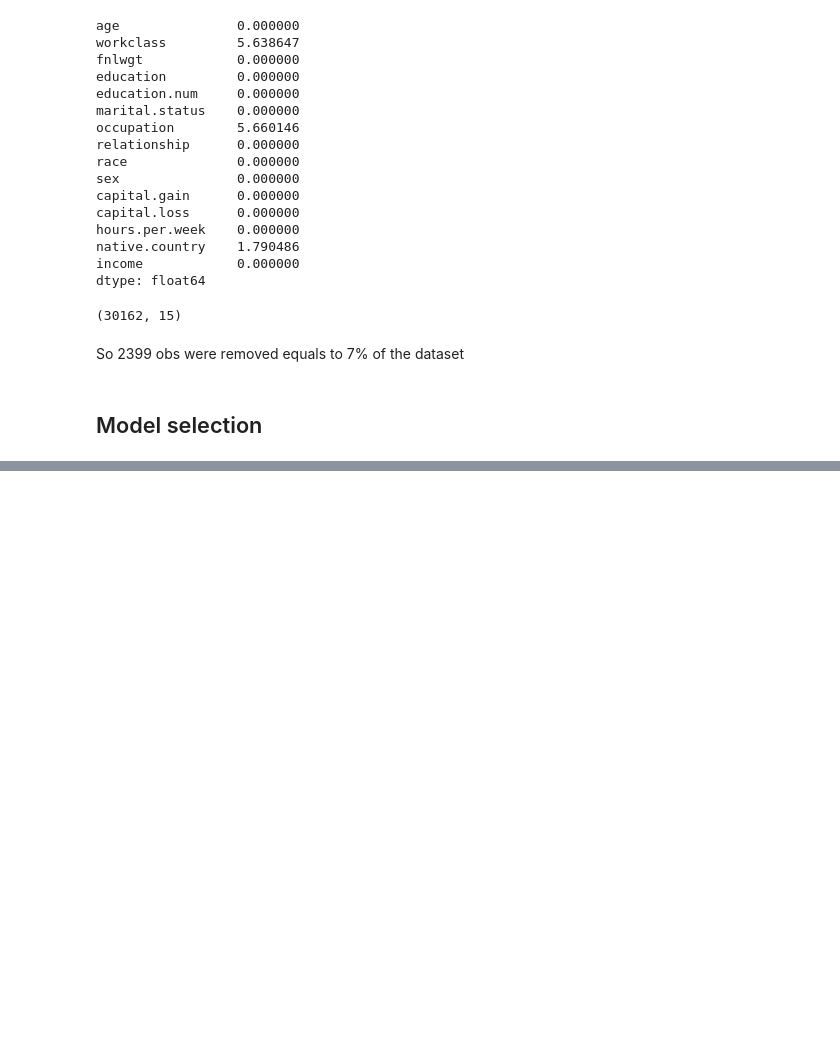
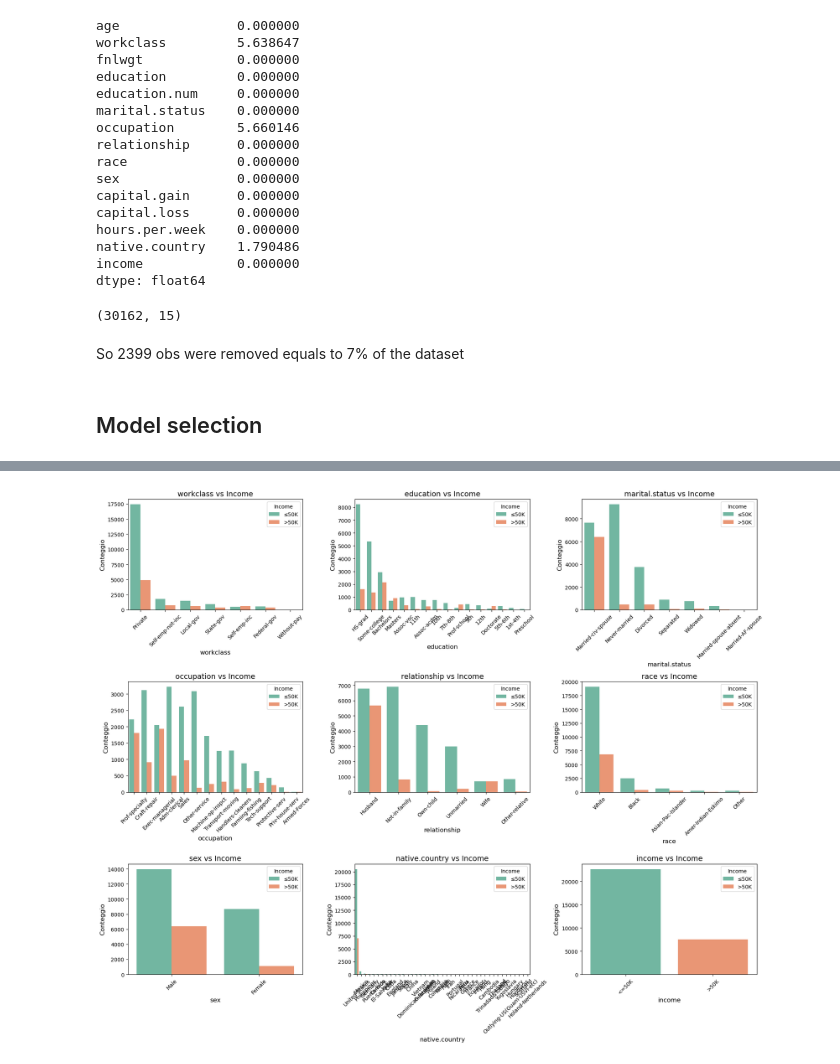
Before and after one commit to keitaVigano/income_classification, a Jupyter notebook: notebook/data_preprocessing.ipynb, the cells around one changed output, grey strips where cells are left out. Saved outputs shown, nothing was run; the diff lists cells and outputs as text; code cells hidden in the pictures; blank space fills up the shorter version.

```diff
--- a/notebook/data_preprocessing.ipynb
+++ b/notebook/data_preprocessing.ipynb
@@ -149,0 +208,29 @@ df.to_csv("../data/raw/adult_no_missing.csv", index=False)
+# %%
+
+# Crea un layout di subplot (adatta il numero di righe e colonne al numero di variabili categoriali)
+num_cols = len(categorical_columns)
+rows = (num_cols + 2) // 3  # 3 grafici per riga
+cols = 3  # Numero di colonne
+
+fig, axes = plt.subplots(rows, cols, figsize=(18, rows * 5))
+axes = axes.flatten()  # Per iterare facilmente sugli assi
+
+# Crea un grafico countplot per ogni variabile categoriale rispetto a income
+for i, col in enumerate(categorical_columns):
+
+    sns.countplot(data=df, x=col, hue='income', palette='Set2', ax=axes[i], order=df[col].value_counts().index)
+    axes[i].set_title(f'{col} vs Income', fontsize=14)
+    axes[i].set_xlabel(col, fontsize=12)
+    axes[i].set_ylabel('Conteggio', fontsize=12)
+    axes[i].tick_params(axis='x', rotation=45)  # Ruota le etichette per leggibilità
+    axes[i].legend(title='Income', labels=['≤50K', '>50K'])
+
+# Rimuovi eventuali assi vuoti (se ci sono meno variabili rispetto ai subplot creati)
+for j in range(len(categorical_columns), len(axes)):
+    fig.delaxes(axes[j])
+
+# Adatta il layout
+plt.tight_layout()
+plt.show()
+# %% [output]
+[figure, added]
```
Also changed, not shown: parts of 4 cells of this notebook, 1 other file.
